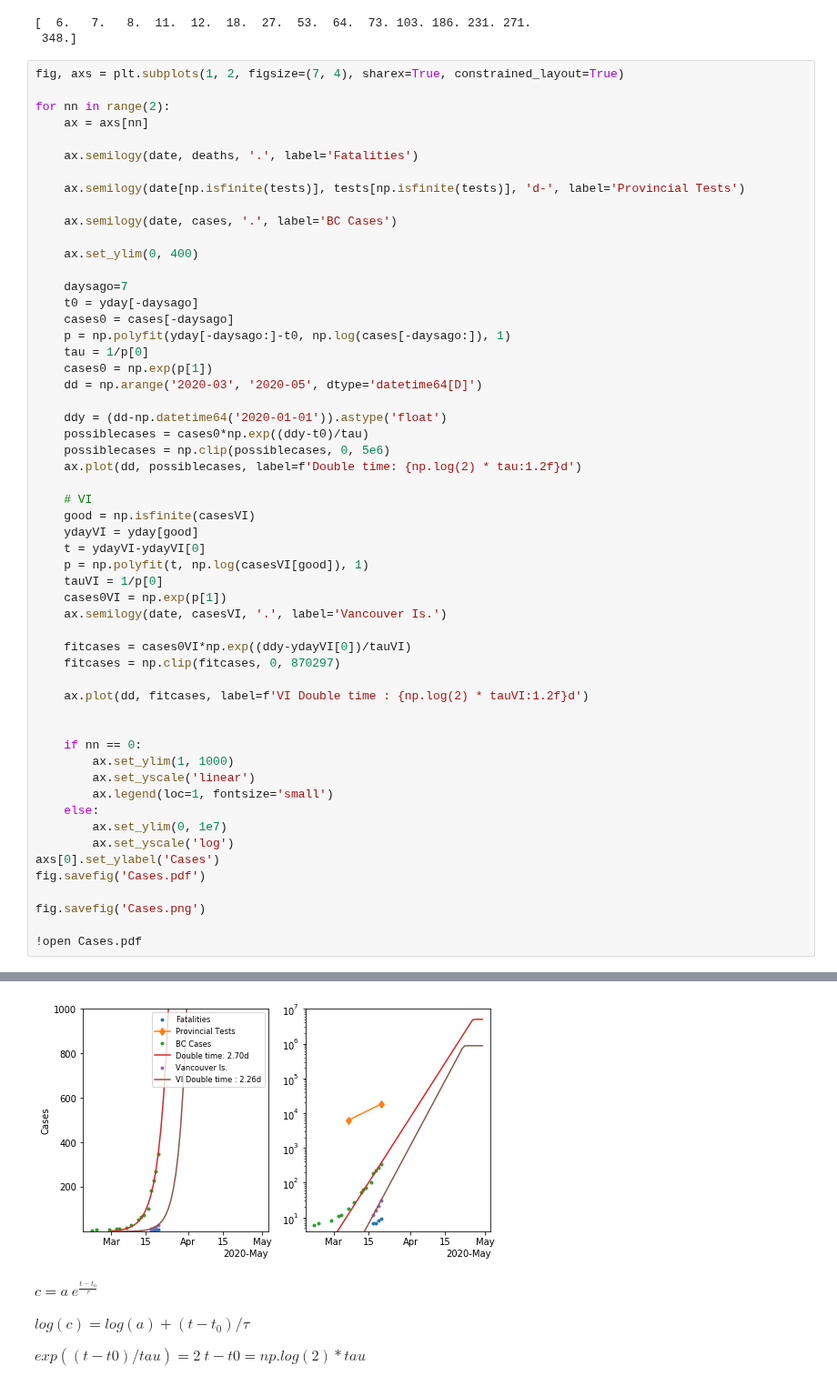
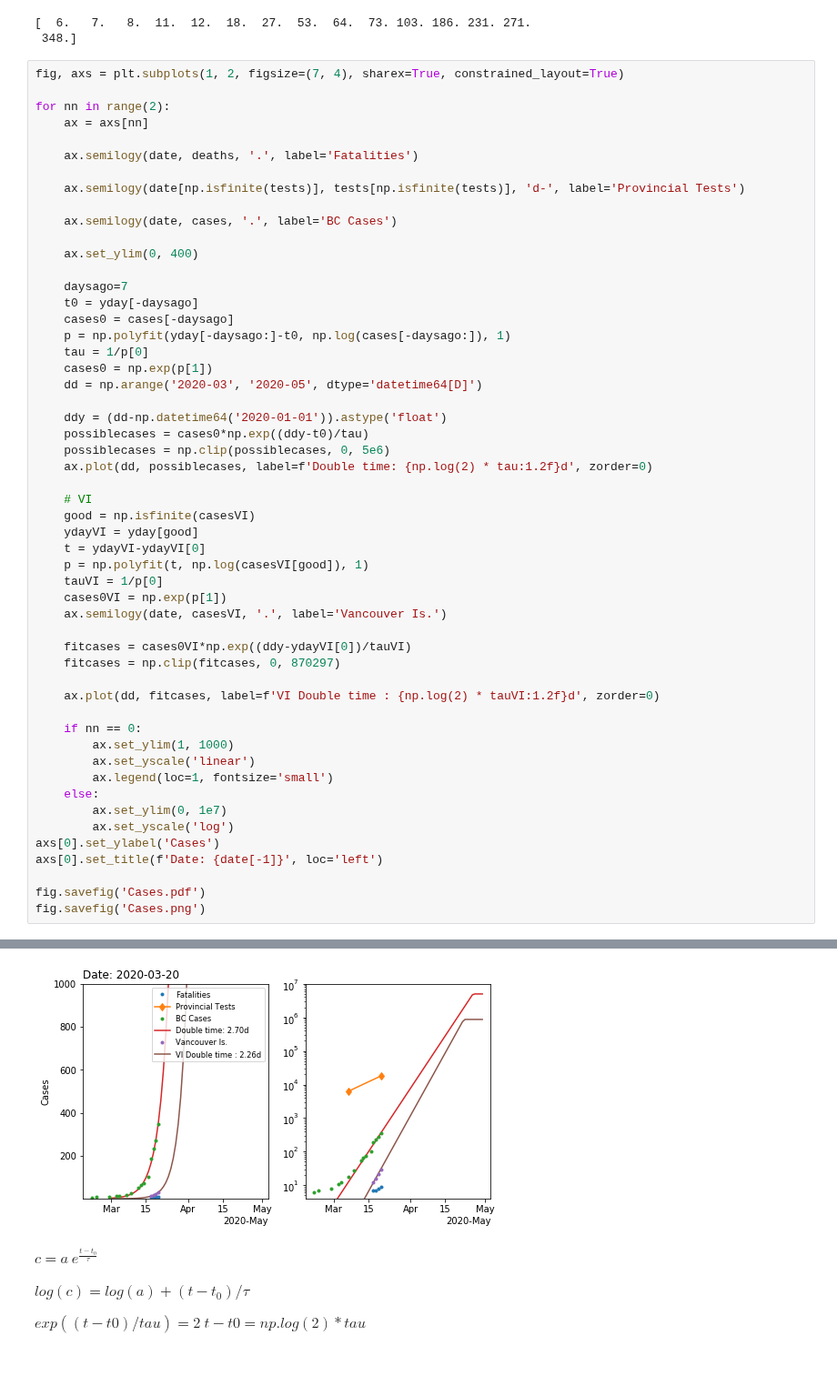
Before and after one commit to jklymak/covid19BCStats, a Jupyter notebook: CovID19.ipynb, the cells around one changed output, grey strips where cells are left out. Shown at 91% size. Saved outputs shown, nothing was run; the diff lists cells and outputs as text.

Commit message:
DOC: figure

```diff
--- a/CovID19.ipynb
+++ b/CovID19.ipynb
@@ -54,41 +54,39 @@ for nn in range(2):
     ddy = (dd-np.datetime64('2020-01-01')).astype('float')
     possiblecases = cases0*np.exp((ddy-t0)/tau)
     possiblecases = np.clip(possiblecases, 0, 5e6)
-    ax.plot(dd, possiblecases, label=f'Double time: {np.log(2) * tau:1.2f}d')
+    ax.plot(dd, possiblecases, label=f'Double time: {np.log(2) * tau:1.2f}d', zorder=0)
 
     # VI
     good = np.isfinite(casesVI)
     ydayVI = yday[good]
     t = ydayVI-ydayVI[0]
     p = np.polyfit(t, np.log(casesVI[good]), 1)
     tauVI = 1/p[0]
     cases0VI = np.exp(p[1])
     ax.semilogy(date, casesVI, '.', label='Vancouver Is.')
 
     fitcases = cases0VI*np.exp((ddy-ydayVI[0])/tauVI)
     fitcases = np.clip(fitcases, 0, 870297)
 
-    ax.plot(dd, fitcases, label=f'VI Double time : {np.log(2) * tauVI:1.2f}d')
-
+    ax.plot(dd, fitcases, label=f'VI Double time : {np.log(2) * tauVI:1.2f}d', zorder=0)
 
     if nn == 0:
         ax.set_ylim(1, 1000)
         ax.set_yscale('linear')
         ax.legend(loc=1, fontsize='small')
     else:
         ax.set_ylim(0, 1e7)
         ax.set_yscale('log')
 axs[0].set_ylabel('Cases')
+axs[0].set_title(f'Date: {date[-1]}', loc='left')
+
 fig.savefig('Cases.pdf')
-
 fig.savefig('Cases.png')
-
-!open Cases.pdf
 # %% [output]
 Invalid limit will be ignored.
   if sys.path[0] == '':
 Invalid limit will be ignored.
-[figure, old version]
+[figure, new version]
 # %% [markdown]
 
 $ c = a\ e^{\frac{t-t_0}{\tau}}$
```
Also changed, not shown: 2 other files.
